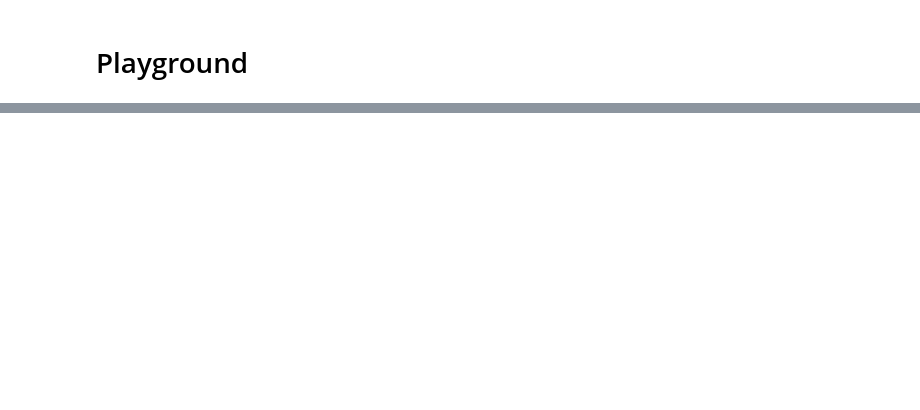
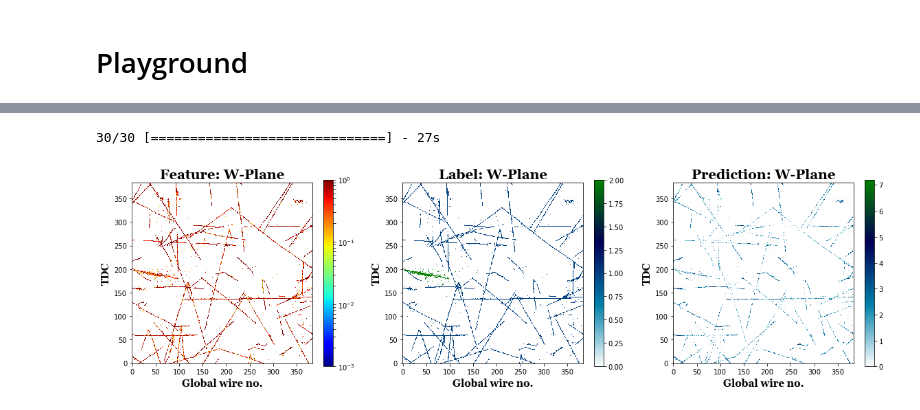
Before and after one commit to almoslmi/DeepLearningWithProtoDUNE, a Jupyter notebook: playground.ipynb, the cells around one changed output, grey strips where cells are left out. Cells and saved outputs as stored; diff of their text form; code cells hidden in the pictures; blank space fills up the shorter version.

```diff
--- a/playground.ipynb
+++ b/playground.ipynb
@@ -83,0 +214,14 @@ Label counts: [7136802  354166    9032]
+# %%
+callbacks = [
+    EarlyStopping(patience=10, verbose=1),
+    ReduceLROnPlateau(factor=0.1, patience=3, min_lr=0.00001, verbose=1),
+    ModelCheckpoint('test.h5', verbose=1, save_best_only=True, save_weights_only=True)
+]
+# %%
+from skimage.transform import resize
+from sklearn.model_selection import train_test_split
+
+X_train, X_valid, y_train, y_valid = train_test_split(X, y, test_size=0.15, random_state=2018)
+
+results = model.fit(X_train, y_train, batch_size=32, epochs=5, callbacks=callbacks,
+                    validation_data=(X_valid, y_valid))
@@ -83,0 +235,34 @@ Label counts: [7136802  354166    9032]
+# %%
+lab_pred = model.predict(X, verbose=1)
+# %% [output]
+30/30 [==============================] - 27s
+# %%
+xPred = lab_pred.reshape(lab_pred.shape[0], image_width, image_height)
+zPred = xPred[0][:,:]
+
+fig, (ax0, ax1, ax2) = plt.subplots(1, 3, figsize=(20,5), facecolor='w')
+c0 = ax0.imshow(zImage, cmap='jet',interpolation='none', origin='lower',
+                norm=LogNorm(vmin=1E-3, vmax=abs(zImage).max()))
+fig.colorbar(c0, ax=ax0)
+ax0.set_xlabel("Global wire no.", fontsize=15, fontname='Georgia',fontweight='bold')
+ax0.set_ylabel("TDC", fontsize=15, fontname='Georgia',fontweight='bold')
+ax0.set_title('Feature: W-Plane', fontsize=20,fontname='Georgia',fontweight='bold')
+
+c1= ax1.imshow(zLabel,cmap='ocean_r',interpolation='none', origin='lower',
+               vmin=abs(zLabel).min(), vmax=abs(zLabel).max())
+fig.colorbar(c1, ax=ax1)
+ax1.set_xlabel("Global wire no.", fontsize=15, fontname='Georgia',fontweight='bold')
+ax1.set_ylabel("TDC", fontsize=15, fontname='Georgia',fontweight='bold')
+ax1.set_title('Label: W-Plane', fontsize=20, fontname='Georgia',fontweight='bold')
+
+c2= ax2.imshow(zPred, cmap='ocean_r',interpolation='none', origin='lower',
+               vmin=abs(zPred).min(), vmax=abs(zPred).max())
+fig.colorbar(c2, ax=ax2)
+ax2.set_xlabel("Global wire no.", fontsize=15, fontname='Georgia',fontweight='bold')
+ax2.set_ylabel("TDC", fontsize=15, fontname='Georgia',fontweight='bold')
+ax2.set_title('Prediction: W-Plane', fontsize=20, fontname='Georgia',fontweight='bold')
+
+plt.show()
+fig.savefig('plots/W-PlanePrediction.pdf', bbox_inches='tight')
+# %% [output]
+[figure, added]
```
Also changed, not shown: parts of 11 cells of this notebook.
